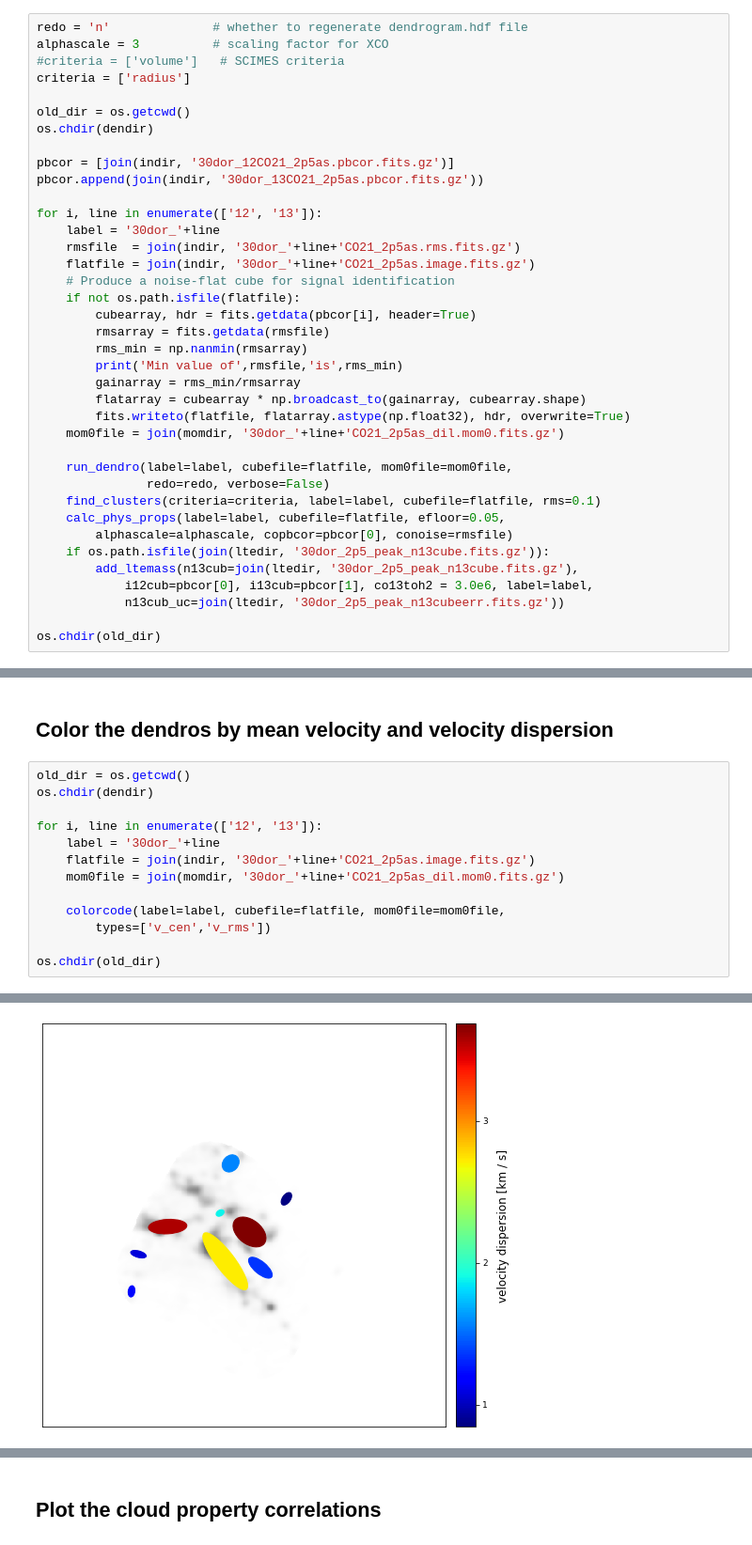
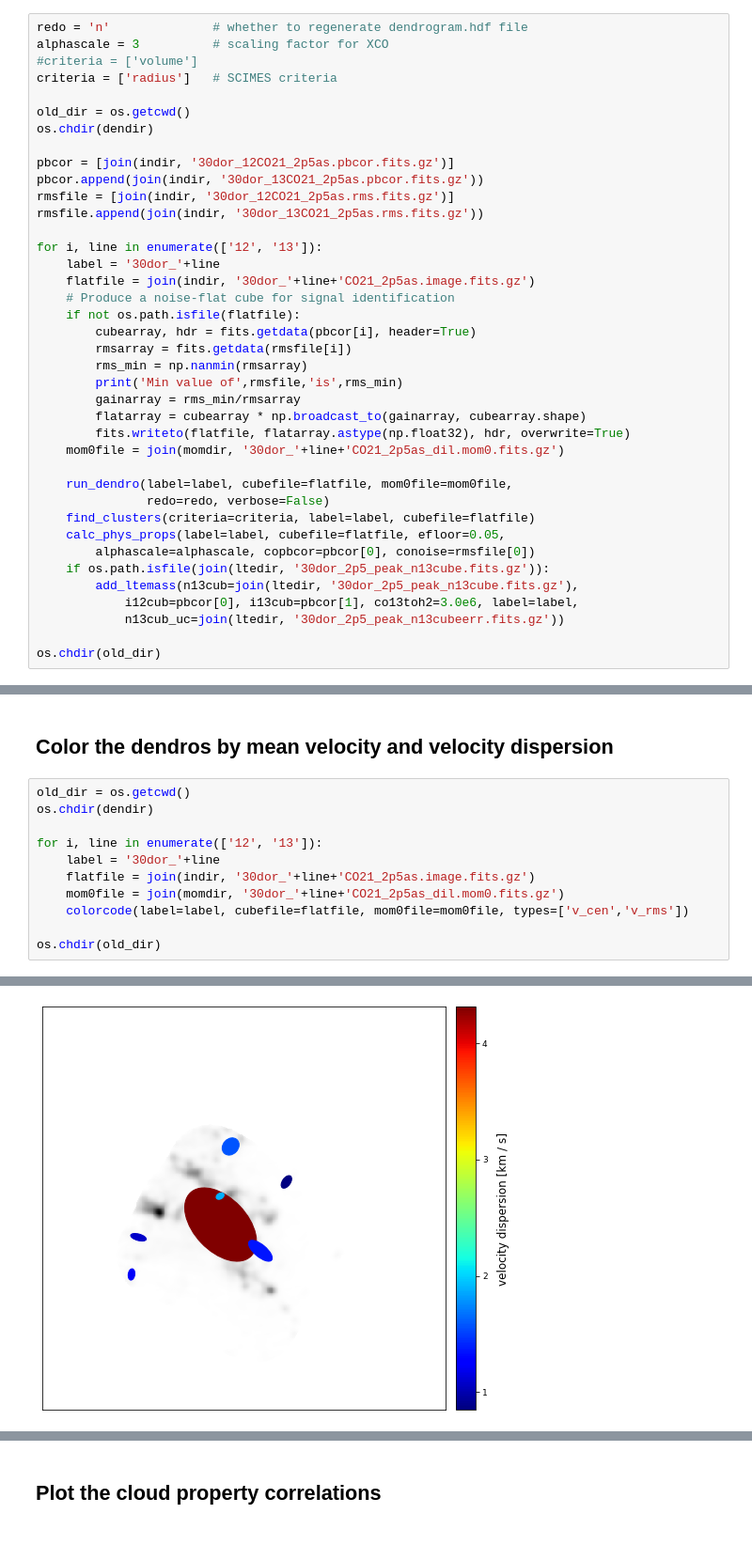
Before and after one commit to tonywong94/dendroplot, a Jupyter notebook: example/30Dor-Cyc0-example.ipynb, the cells around one changed output, grey strips where cells are left out. Shown at 94% size. Drawn from its saved outputs; the diff is of its cells as text.

```diff
--- a/example/30Dor-Cyc0-example.ipynb
+++ b/example/30Dor-Cyc0-example.ipynb
@@ -96,23 +99,24 @@ time: 6.04 s (started: 2022-07-08 23:23:14 -07:00)
 # %%
 redo = 'n'              # whether to regenerate dendrogram.hdf file
 alphascale = 3          # scaling factor for XCO
-#criteria = ['volume']   # SCIMES criteria
-criteria = ['radius']
+#criteria = ['volume']
+criteria = ['radius']   # SCIMES criteria
 
 old_dir = os.getcwd()
 os.chdir(dendir)
 
 pbcor = [join(indir, '30dor_12CO21_2p5as.pbcor.fits.gz')]
 pbcor.append(join(indir, '30dor_13CO21_2p5as.pbcor.fits.gz'))
+rmsfile = [join(indir, '30dor_12CO21_2p5as.rms.fits.gz')]
+rmsfile.append(join(indir, '30dor_13CO21_2p5as.rms.fits.gz'))
 
 for i, line in enumerate(['12', '13']):
     label = '30dor_'+line
-    rmsfile  = join(indir, '30dor_'+line+'CO21_2p5as.rms.fits.gz')
     flatfile = join(indir, '30dor_'+line+'CO21_2p5as.image.fits.gz')
     # Produce a noise-flat cube for signal identification
     if not os.path.isfile(flatfile):
         cubearray, hdr = fits.getdata(pbcor[i], header=True)
-        rmsarray = fits.getdata(rmsfile)
+        rmsarray = fits.getdata(rmsfile[i])
         rms_min = np.nanmin(rmsarray)
         print('Min value of',rmsfile,'is',rms_min)
         gainarray = rms_min/rmsarray
@@ -122,12 +126,12 @@ for i, line in enumerate(['12', '13']):
 
     run_dendro(label=label, cubefile=flatfile, mom0file=mom0file,
                redo=redo, verbose=False)
-    find_clusters(criteria=criteria, label=label, cubefile=flatfile, rms=0.1)
+    find_clusters(criteria=criteria, label=label, cubefile=flatfile)
     calc_phys_props(label=label, cubefile=flatfile, efloor=0.05,
-        alphascale=alphascale, copbcor=pbcor[0], conoise=rmsfile)
+        alphascale=alphascale, copbcor=pbcor[0], conoise=rmsfile[0])
     if os.path.isfile(join(ltedir, '30dor_2p5_peak_n13cube.fits.gz')):
         add_ltemass(n13cub=join(ltedir, '30dor_2p5_peak_n13cube.fits.gz'),
-            i12cub=pbcor[0], i13cub=pbcor[1], co13toh2 = 3.0e6, label=label,
+            i12cub=pbcor[0], i13cub=pbcor[1], co13toh2=3.0e6, label=label,
             n13cub_uc=join(ltedir, '30dor_2p5_peak_n13cubeerr.fits.gz'))
 
 os.chdir(old_dir)
@@ -171,9 +175,7 @@ for i, line in enumerate(['12', '13']):
     label = '30dor_'+line
     flatfile = join(indir, '30dor_'+line+'CO21_2p5as.image.fits.gz')
     mom0file = join(momdir, '30dor_'+line+'CO21_2p5as_dil.mom0.fits.gz')
-
-    colorcode(label=label, cubefile=flatfile, mom0file=mom0file,
-        types=['v_cen','v_rms'])
+    colorcode(label=label, cubefile=flatfile, mom0file=mom0file, types=['v_cen','v_rms'])
 
 os.chdir(old_dir)
 # %% [output]
@@ -202,4 +204,4 @@ v_rms vmin and vmax: 0.296320483650633 3.5934480759114473
-[figure, old version]
+[figure, new version]
 [figure]
 [figure]
 [figure]
```
Also changed, not shown: parts of 10 cells of this notebook, 20 other files.
